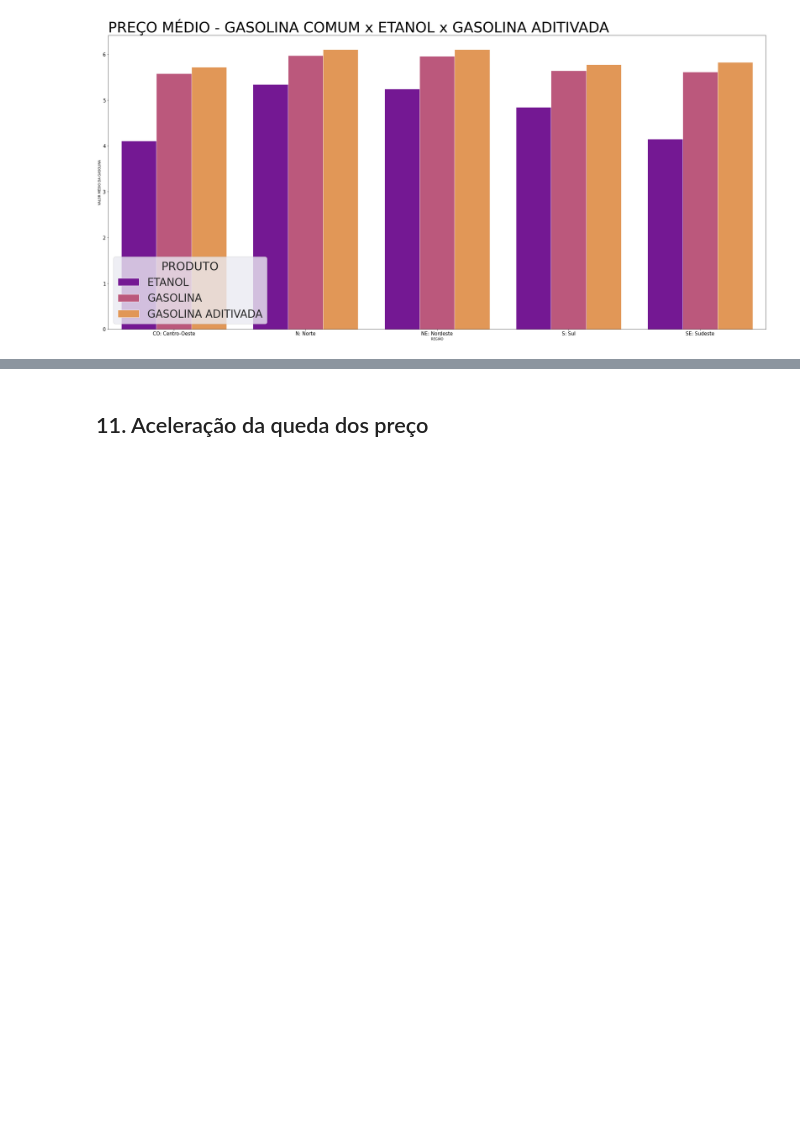
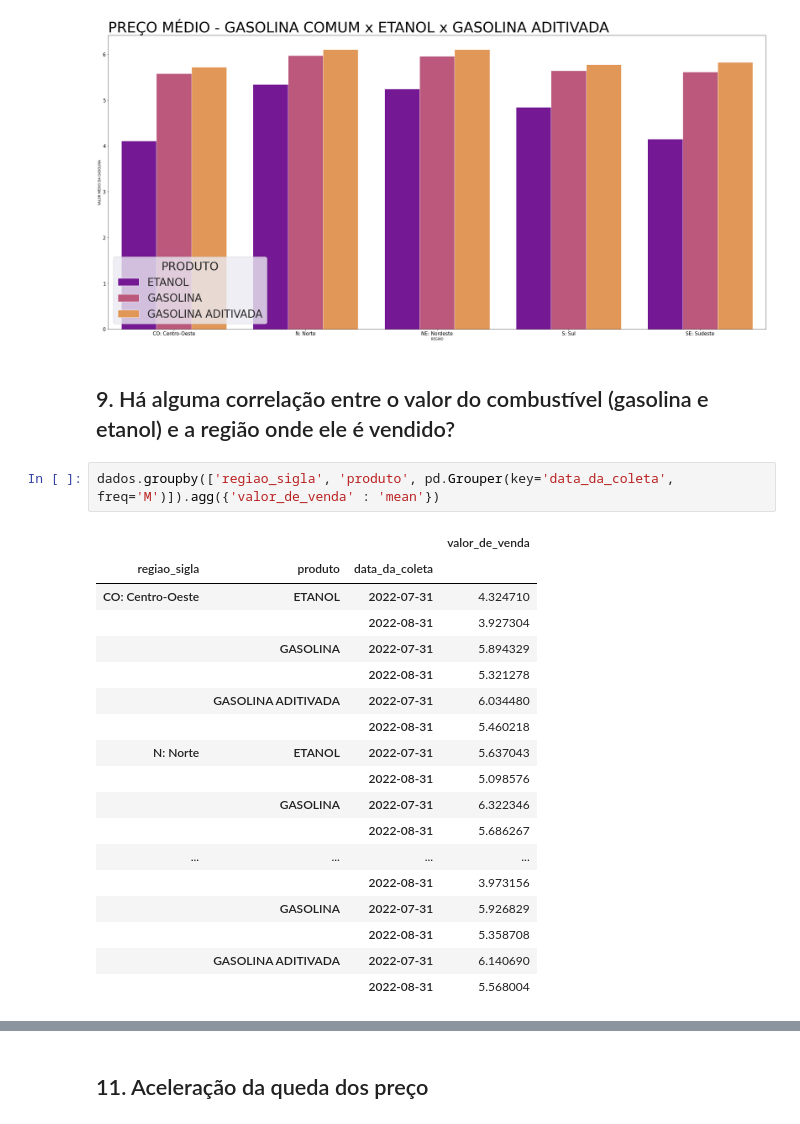
Before and after one commit to lucasCanella/Projeto-modulo-4, a Jupyter notebook: limpeza_adequacao_dados.ipynb, the cells around one changed output, grey strips where cells are left out. Drawn from its saved outputs; the diff is of its cells as text; blank space fills up the shorter version.

```diff
--- a/limpeza_adequacao_dados.ipynb
+++ b/limpeza_adequacao_dados.ipynb
@@ -576,3 +576,26 @@ plt.legend(title="PRODUTO", loc='lower left')
 plt.tight_layout()
 # %% [output]
 [figure]
+# %% [markdown]
+## 9. Há alguma correlação entre o valor do combustível (gasolina e etanol) e a região onde ele é vendido?
+# %%
+dados.groupby(['regiao_sigla', 'produto', pd.Grouper(key='data_da_coleta', freq='M')]).agg({'valor_de_venda' : 'mean'})
+# %% [output]
+|  |  |  | valor_de_venda |
+| regiao_sigla | produto | data_da_coleta |  |
+| CO: Centro-Oeste | ETANOL | 2022-07-31 | 4.324710 |
+|  |  | 2022-08-31 | 3.927304 |
+|  | GASOLINA | 2022-07-31 | 5.894329 |
+|  |  | 2022-08-31 | 5.321278 |
+|  | GASOLINA ADITIVADA | 2022-07-31 | 6.034480 |
+|  |  | 2022-08-31 | 5.460218 |
+| N: Norte | ETANOL | 2022-07-31 | 5.637043 |
+|  |  | 2022-08-31 | 5.098576 |
+|  | GASOLINA | 2022-07-31 | 6.322346 |
+|  |  | 2022-08-31 | 5.686267 |
+| ... | ... | ... | ... |
+|  |  | 2022-08-31 | 3.973156 |
+|  | GASOLINA | 2022-07-31 | 5.926829 |
+|  |  | 2022-08-31 | 5.358708 |
+|  | GASOLINA ADITIVADA | 2022-07-31 | 6.140690 |
+|  |  | 2022-08-31 | 5.568004 |
```
Also changed, not shown: parts of 2 cells of this notebook.
